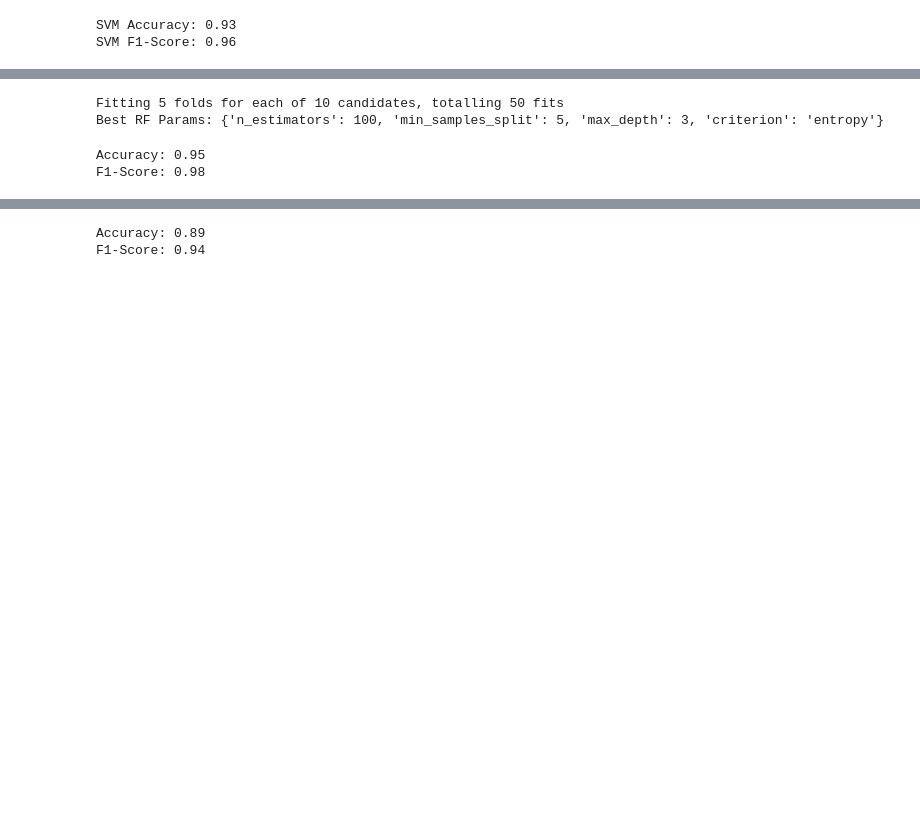
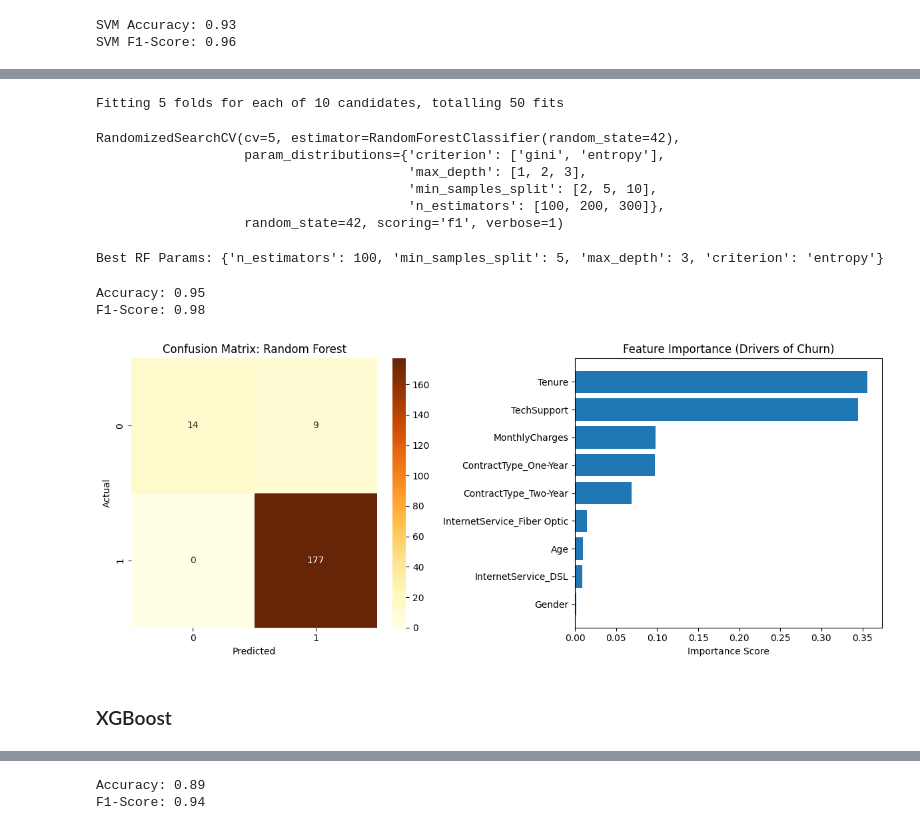
Before and after one commit to itsdakshjain/Customer-Churn-Prediction, a Jupyter notebook: notebooks/churn_prediction_modeling_v3.ipynb, the cells around one changed output, grey strips where cells are left out. Saved outputs shown, nothing was run; the diff lists cells and outputs as text; code cells hidden in the pictures; blank space fills up the shorter version.

```diff
--- a/notebooks/churn_prediction_modeling_v3.ipynb
+++ b/notebooks/churn_prediction_modeling_v3.ipynb
@@ -480,25 +530,24 @@ SVM F1-Score: 0.96
 # %%
-from sklearn.ensemble import RandomForestClassifier
-from sklearn.model_selection import RandomizedSearchCV
-
-# 1. Initialize Model
 rf = RandomForestClassifier(random_state=42)
 
-# 2. Define Parameters with "Realistic" constraints
-param_dist_rf = {
-    'n_estimators': [100, 200, 300],
-    'max_depth': [1, 2, 3], # We limit depth to prevent overfitting
-    'min_samples_split': [2, 5, 10],
-    'criterion': ['gini', 'entropy']
-}
+param_dist_rf = {'n_estimators': [100, 200, 300],
+'max_depth': [1, 2, 3], # We limit depth to prevent overfitting
+'min_samples_split': [2, 5, 10],'criterion': ['gini', 'entropy'] }
 
-# 3. RandomizedSearchCV (tries 10 random combinations)
+#We use RandomizedSearchCV here as it is faster for ensemble models (tries 10 random combinations)
 random_rf = RandomizedSearchCV(rf, param_dist_rf, n_iter=10, cv=5, scoring='f1', verbose=1, random_state=42)
-random_rf.fit(X_train_balanced, y_train_balanced)
-
-print("Best RF Params:", random_rf.best_params_)
-rf_best_model = random_rf.best_estimator_
+random_rf.fit(X_train_balanced, y_train_balanced)#trained on SMOTE balanced data
 # %% [output]
 Fitting 5 folds for each of 10 candidates, totalling 50 fits
-Best RF Params: {'n_estimators': 100, 'min_samples_split': 5, 'max_depth': 3, 'criterion': 'entropy'}
+RandomizedSearchCV(cv=5, estimator=RandomForestClassifier(random_state=42),
+                   param_distributions={'criterion': ['gini', 'entropy'],
+                                        'max_depth': [1, 2, 3],
+                                        'min_samples_split': [2, 5, 10],
+                                        'n_estimators': [100, 200, 300]},
+                   random_state=42, scoring='f1', verbose=1)
+# %%
+print("Best RF Params:", random_rf.best_params_)
+rf_best_model = random_rf.best_estimator_
+# %% [output]
+Best RF Params: {'n_estimators': 100, 'min_samples_split': 5, 'max_depth': 3, 'criterion': 'entropy'}
 # %%
@@ -521,3 +562,27 @@ model_comparison.append({
 # %% [output]
 Accuracy: 0.95
 F1-Score: 0.98
+# %%
+plt.figure(figsize=(12, 5))
+plt.subplot(1, 2, 1) # Left
+sns.heatmap(confusion_matrix(y_test, y_pred_rf), annot=True, fmt='d', cmap='YlOrBr')
+plt.title('Confusion Matrix: Random Forest')
+plt.xlabel('Predicted')
+plt.ylabel('Actual')
+
+plt.subplot(1, 2, 2) # Right
+importances = rf_best_model.feature_importances_ # Feature Importance: Showing the 'Why' behind the model
+feature_names = X.columns
+# Sorting for better visualization
+indices = np.argsort(importances)
+plt.barh(range(len(indices)), importances[indices], align='center')
+plt.yticks(range(len(indices)), [feature_names[i] for i in indices])
+plt.title('Feature Importance (Drivers of Churn)')
+plt.xlabel('Importance Score')
+
+plt.tight_layout()
+plt.show()
+# %% [output]
+[figure, added]
+# %% [markdown]
+### XGBoost
```
Also changed, not shown: parts of 41 cells of this notebook.
